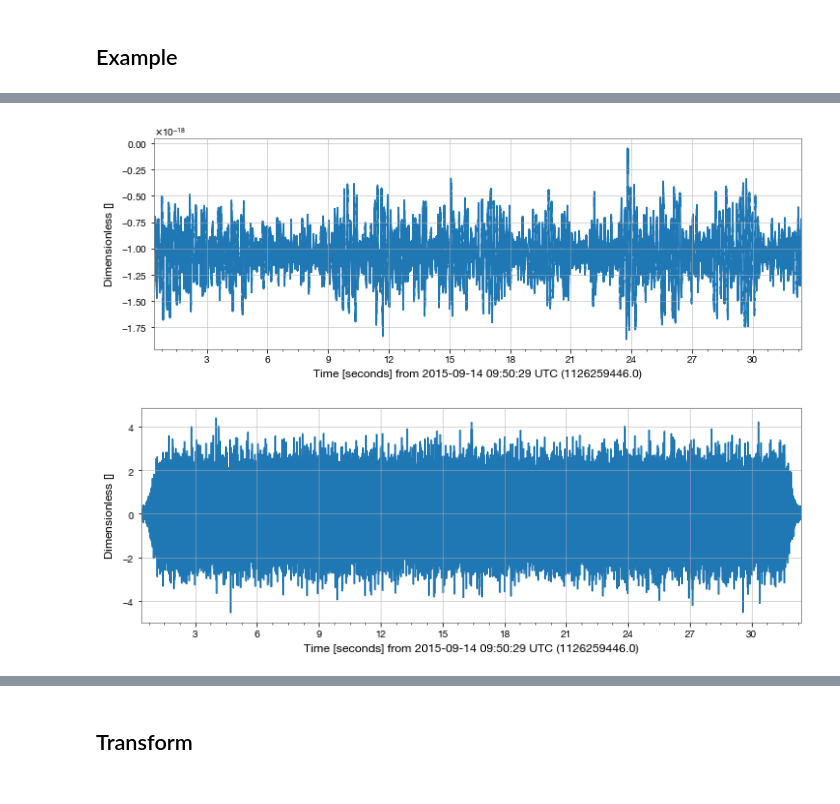
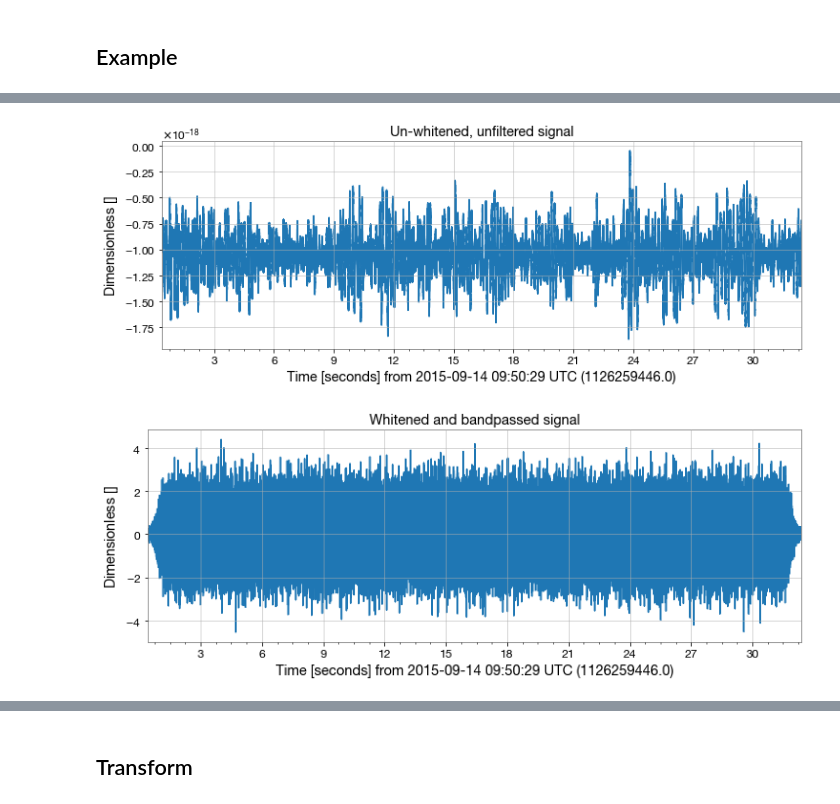
Before and after one commit to damo-da/gwdl, a Jupyter notebook: 3-classification.ipynb, the cells around one changed output, grey strips where cells are left out. Drawn from its saved outputs; the diff is of its cells as text; code cells hidden in the pictures.

```diff
--- a/3-classification.ipynb
+++ b/3-classification.ipynb
@@ -130,9 +130,14 @@ len(l1s), len(l1sw)
-# %%
-l1s.plot(); pass
-l1sw.plot(); pass
-# %% [output]
-[figure, removed]
-[figure, removed]
+# %%
+l1s.plot()
+plt.title("Un-whitened, unfiltered signal")
+plt.show()
+
+l1sw.plot();
+plt.title("Whitened and bandpassed signal")
+plt.show()
+# %% [output]
+[figure, added]
+[figure, added]
 # %%
 plt.figure()
 l1s.whiten().bandpass(30, 400).asd(fftlength=8).plot()
```
Also changed, not shown: parts of 9 cells of this notebook, 1 other file.
